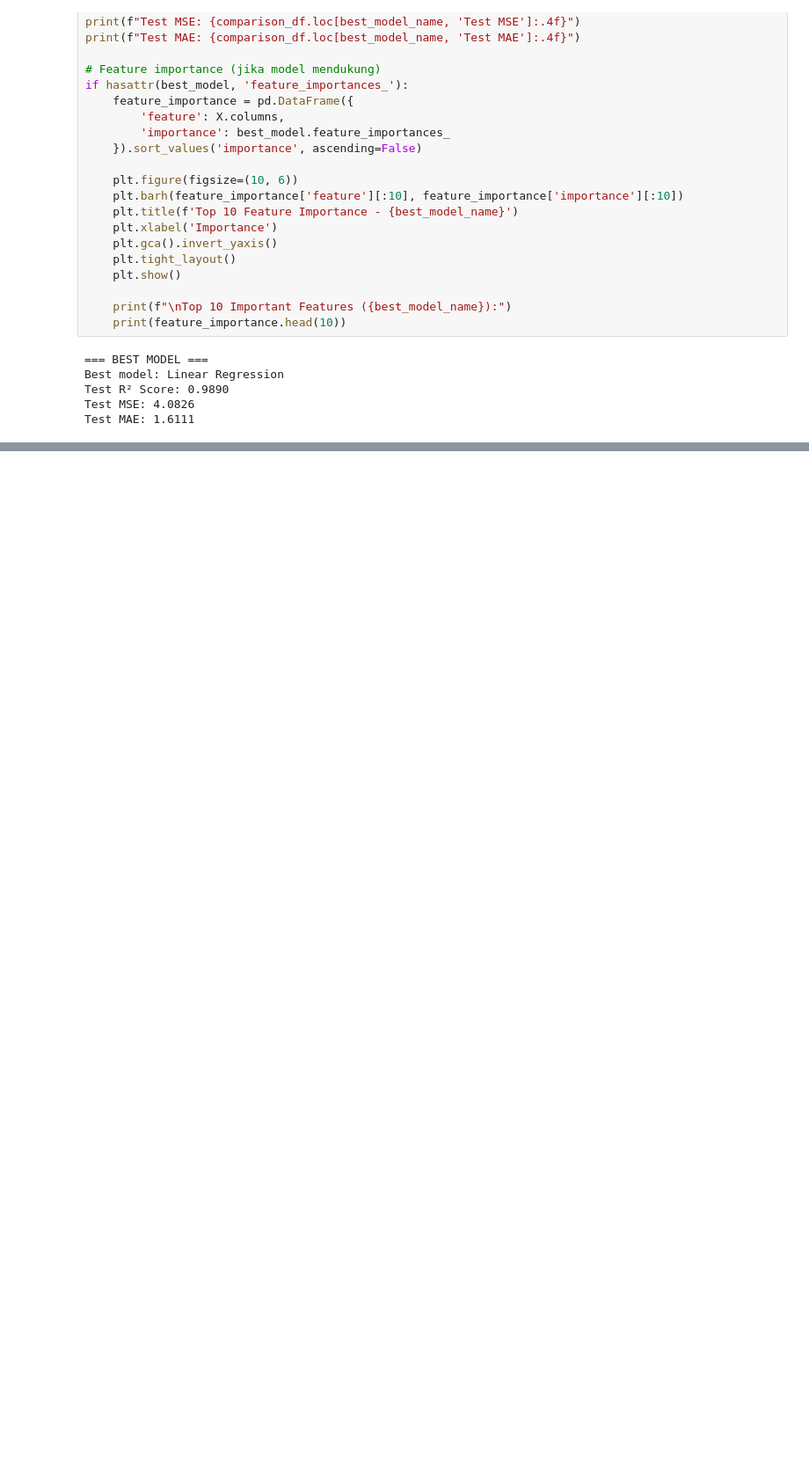
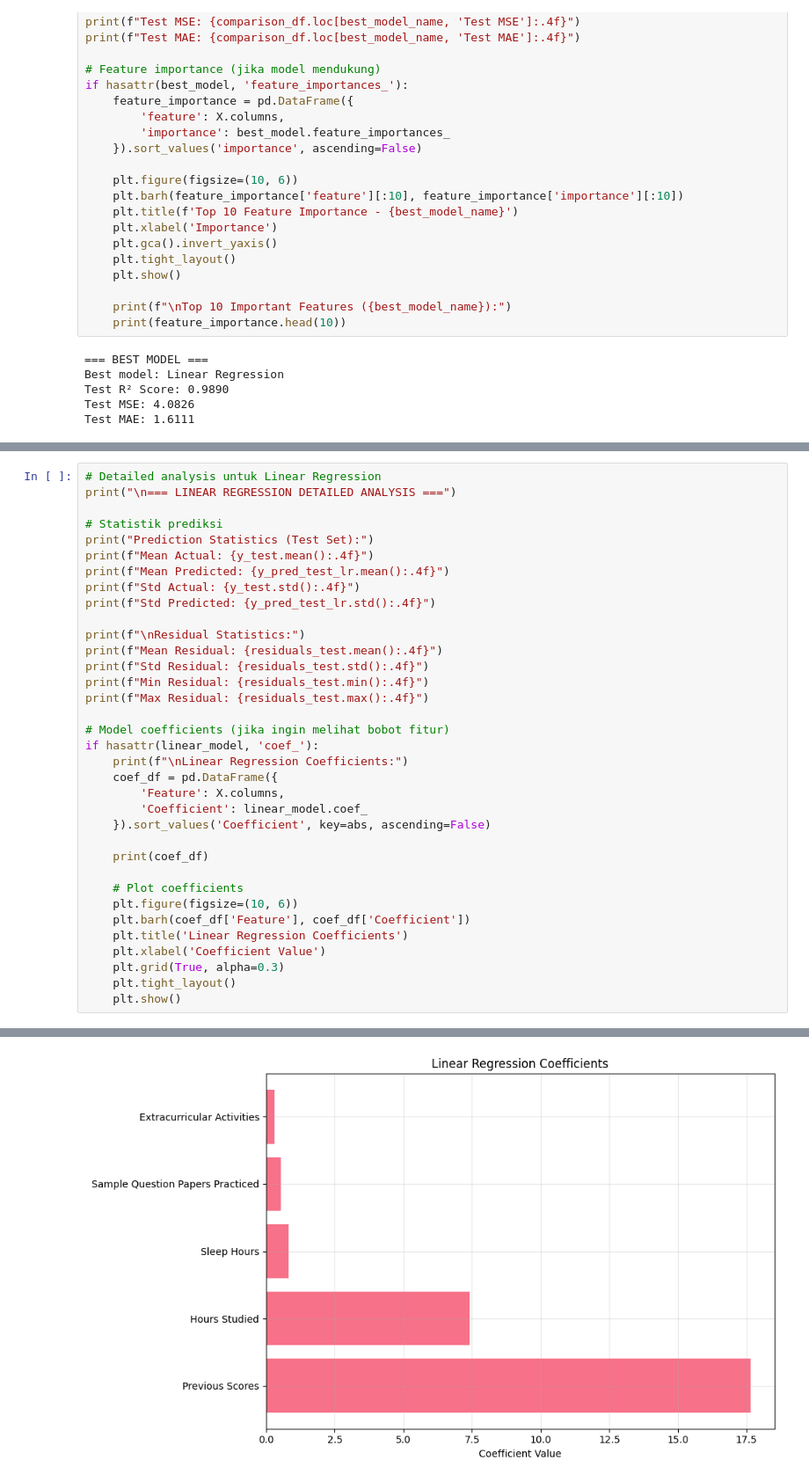
Before and after one commit to naufalFaqih/Tugas-Latihan-Data-Sains, a Jupyter notebook: tugas_evaluasi_model.ipynb, the cells around one changed output, grey strips where cells are left out. Shown at 88% size. Saved outputs shown, nothing was run; the diff lists cells and outputs as text; blank space fills up the shorter version.

```diff
--- a/tugas_evaluasi_model.ipynb
+++ b/tugas_evaluasi_model.ipynb
@@ -500,0 +569,36 @@ Test MAE: 1.6111
+# %%
+# Detailed analysis untuk Linear Regression
+print("\n=== LINEAR REGRESSION DETAILED ANALYSIS ===")
+
+# Statistik prediksi
+print("Prediction Statistics (Test Set):")
+print(f"Mean Actual: {y_test.mean():.4f}")
+print(f"Mean Predicted: {y_pred_test_lr.mean():.4f}")
+print(f"Std Actual: {y_test.std():.4f}")
+print(f"Std Predicted: {y_pred_test_lr.std():.4f}")
+
+print(f"\nResidual Statistics:")
+print(f"Mean Residual: {residuals_test.mean():.4f}")
+print(f"Std Residual: {residuals_test.std():.4f}")
+print(f"Min Residual: {residuals_test.min():.4f}")
+print(f"Max Residual: {residuals_test.max():.4f}")
+
+# Model coefficients (jika ingin melihat bobot fitur)
+if hasattr(linear_model, 'coef_'):
+    print(f"\nLinear Regression Coefficients:")
+    coef_df = pd.DataFrame({
+        'Feature': X.columns,
+        'Coefficient': linear_model.coef_
+    }).sort_values('Coefficient', key=abs, ascending=False)
+
+    print(coef_df)
+
+    # Plot coefficients
+    plt.figure(figsize=(10, 6))
+    plt.barh(coef_df['Feature'], coef_df['Coefficient'])
+    plt.title('Linear Regression Coefficients')
+    plt.xlabel('Coefficient Value')
+    plt.grid(True, alpha=0.3)
+    plt.tight_layout()
+    plt.show()
+# %% [output]
@@ -500,0 +625 @@ Test MAE: 1.6111
+[figure, added]
```
Also changed, not shown: parts of 3 cells of this notebook.
